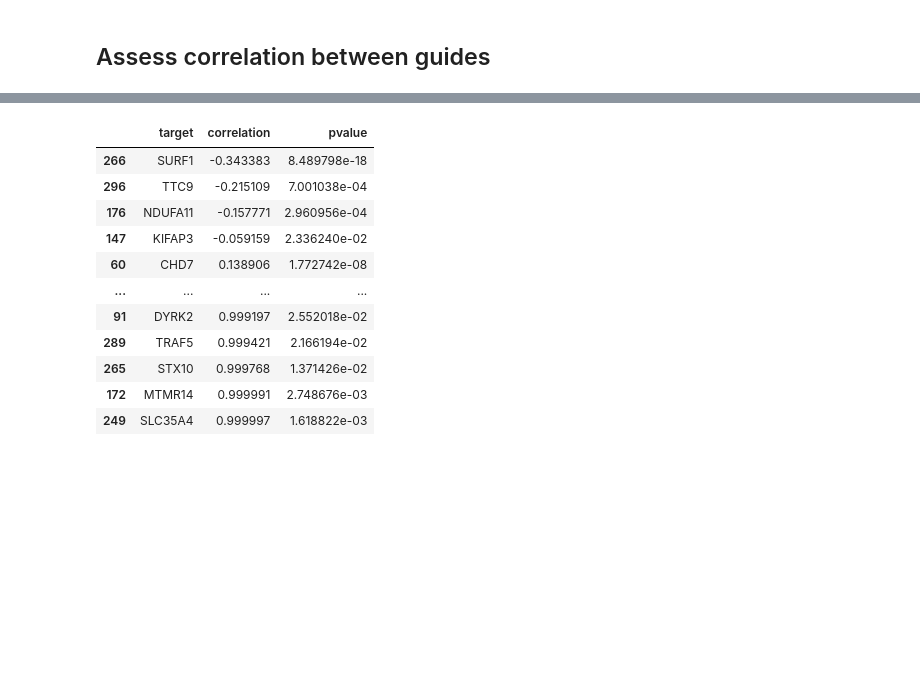
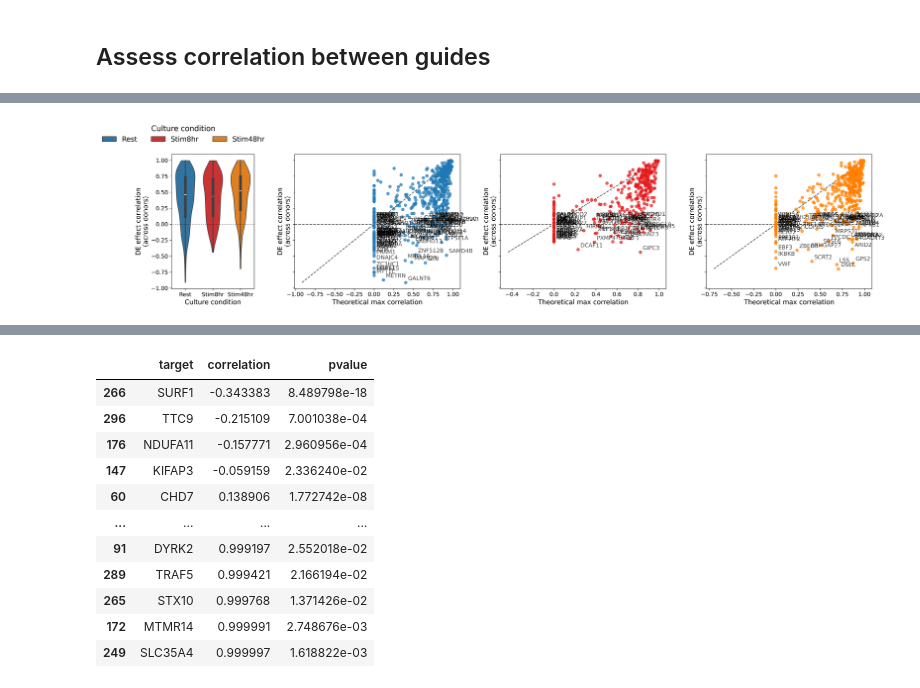
Before and after one commit to emdann/GWT_perturbseq_analysis_2025, a Jupyter notebook: src/3_DE_analysis/DE_by_guide_results.ipynb, the cells around one changed output, grey strips where cells are left out. Saved outputs shown, nothing was run; the diff lists cells and outputs as text; code cells hidden in the pictures; blank space fills up the shorter version.

```diff
--- a/src/3_DE_analysis/DE_by_guide_results.ipynb
+++ b/src/3_DE_analysis/DE_by_guide_results.ipynb
@@ -254,3 +327,74 @@ for t in tqdm(test_targets, desc="Calculating guide correlations"):
+# %%
+# Calculate mean and standard error per target and condition
+summary_stats = correlations_df.groupby(['target', 'culture_condition']).agg({
+    'correlation': ['mean', 'std', 'count'],
+    'correlation_ceiling': ['mean', 'std']
+}).reset_index()
+
+# Fill NAs in correlation_ceiling with 0
+summary_stats[('correlation_ceiling', 'mean')] = summary_stats[('correlation_ceiling', 'mean')].fillna(0)
+summary_stats[('correlation_ceiling', 'std')] = summary_stats[('correlation_ceiling', 'std')].fillna(0)
+
+# Calculate standard errors
+summary_stats['correlation_se'] = summary_stats[('correlation', 'std')] / np.sqrt(summary_stats[('correlation', 'count')])
+summary_stats['correlation_ceiling_se'] = summary_stats[('correlation_ceiling', 'std')] / np.sqrt(summary_stats[('correlation', 'count')])
+
+# Create figure with subplots for each condition plus boxplot
+conditions = ['Rest', 'Stim8hr', 'Stim48hr']
+ylabel = 'DE effect correlation\n(across donors)'
+correlations_df['culture_condition'] = correlations_df['culture_condition'].astype('category').cat.reorder_categories(conditions)
+fig, axes = plt.subplots(1, len(conditions) + 1, figsize=(6*(len(conditions) + 1), 6), sharey=True, gridspec_kw={'width_ratios': [1, 2, 2, 2]})
+
+# Add violinplot in the first subplot with reduced width
+sns.violinplot(data=correlations_df.reset_index(), x='culture_condition', y='correlation', hue='culture_condition', ax=axes[0],
+            order=conditions, palette=palettes['culture_condition'], density_norm='width', cut=0, width=0.7,
+            legend=True)
+axes[0].legend(title='Culture condition', bbox_to_anchor=(1.2, 1.15), loc='right', ncol=3, frameon=False)
+axes[0].set_xlabel('Culture condition', fontsize=14)
+axes[0].set_ylabel(ylabel, fontsize=14)
+axes[0].tick_params(axis='both', labelsize=12)
+axes[0].axhline(y=0, color='black', linestyle=':', alpha=0.5)  # Add dotted line at y=0
+
+for i, condition in enumerate(conditions):
+    condition_stats = summary_stats[summary_stats['culture_condition'] == condition]
+
+    # Get axis limits for this condition
+    min_val = min(condition_stats[('correlation_ceiling', 'mean')].min(), condition_stats[('correlation', 'mean')].min())
+    max_val = max(condition_stats[('correlation_ceiling', 'mean')].max(), condition_stats[('correlation', 'mean')].max())
+
+    # Add diagonal line
+    axes[i+1].plot([min_val, max_val], [min_val, max_val], 'k--', alpha=0.7)
+    axes[i+1].axhline(0, color='black', linestyle='--', alpha=0.7)
+
+    # Plot error bars
+    axes[i+1].errorbar(x=condition_stats[('correlation_ceiling', 'mean')],
+                    y=condition_stats[('correlation', 'mean')],
+                    xerr=condition_stats['correlation_ceiling_se'],
+                    yerr=condition_stats['correlation_se'],
+                    fmt='o',
+                    color=palettes['culture_condition'][condition],
+                    alpha=0.7)
+
+    # Add labels with increased font size
+    axes[i+1].set_xlabel('Theoretical max correlation', fontsize=14)
+    axes[i+1].set_ylabel(ylabel, fontsize=14)
+    axes[i+1].tick_params(axis='both', labelsize=12)
+
+    # Add target names as annotations only for genes with mean correlation < 0.1
+    for j, target in enumerate(condition_stats['target']):
+        if condition_stats[('correlation', 'mean')].iloc[j] < 0.1:
+            axes[i+1].annotate(target,
+                           (condition_stats[('correlation_ceiling', 'mean')].iloc[j],
+                            condition_stats[('correlation', 'mean')].iloc[j]),
+                           xytext=(5, 5), textcoords='offset points',
+                           alpha=0.7,
+                           fontsize=12)
+
+plt.tight_layout(w_pad=0.5)
+# plt.savefig('../results/donor_robustness_figure.pdf')
+# plt.savefig('../results/donor_robustness_figure.png')
+# %% [output]
+[figure, added]
 # %%
 correlations_df['correlation'].hist(bins=30)
 # %% [output]
```
Also changed, not shown: parts of 15 cells of this notebook, 4 other files.
